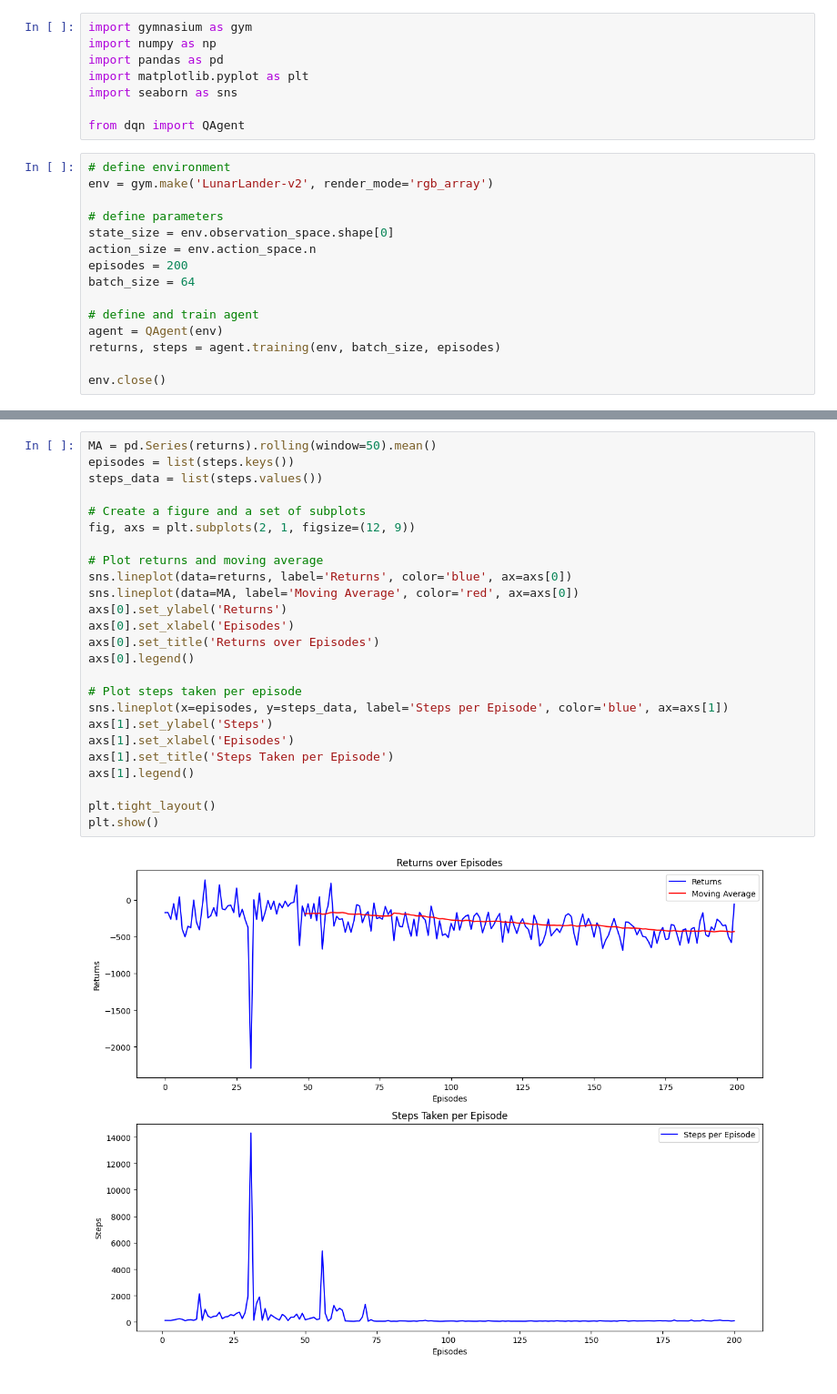
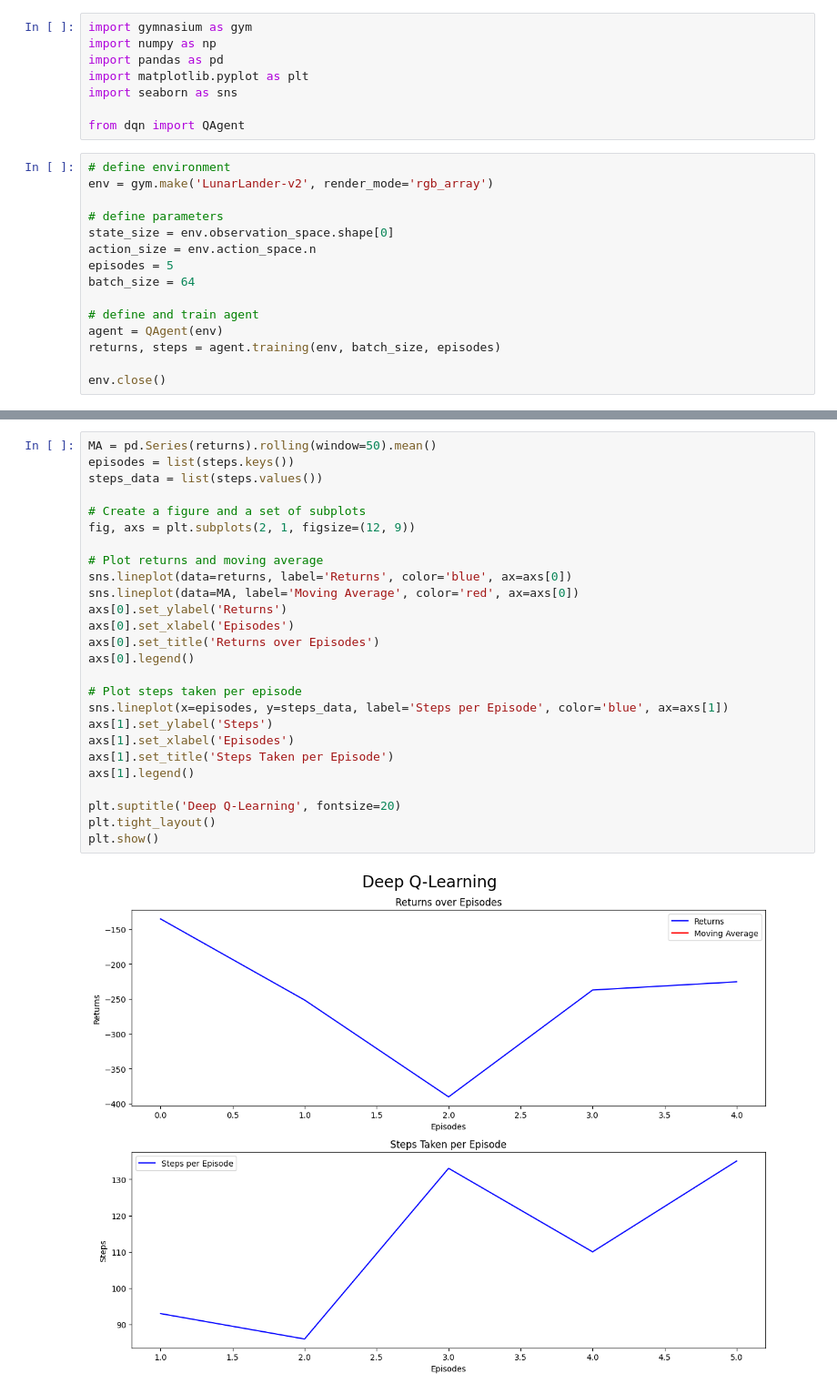
Before and after one commit to DavidAlexanderMoe/Lunar_Lander_DeepRL, a Jupyter notebook: Discrete/Deep_QLearning/training_DQN.ipynb, the cells around one changed output, grey strips where cells are left out. Shown at 91% size. Drawn from its saved outputs; the diff is of its cells as text.

```diff
--- a/Discrete/Deep_QLearning/training_DQN.ipynb
+++ b/Discrete/Deep_QLearning/training_DQN.ipynb
@@ -15,7 +15,7 @@ env = gym.make('LunarLander-v2', render_mode='rgb_array')
 # define parameters
 state_size = env.observation_space.shape[0]
 action_size = env.action_space.n
-episodes = 200
+episodes = 5
 batch_size = 64
 
 # define and train agent
@@ -35,27 +38,28 @@ Average return last 50 episodes: -431.1990219600019
 # %%
 MA = pd.Series(returns).rolling(window=50).mean()
 episodes = list(steps.keys())
 steps_data = list(steps.values())
 
 # Create a figure and a set of subplots
 fig, axs = plt.subplots(2, 1, figsize=(12, 9))
 
 # Plot returns and moving average
 sns.lineplot(data=returns, label='Returns', color='blue', ax=axs[0])
 sns.lineplot(data=MA, label='Moving Average', color='red', ax=axs[0])
 axs[0].set_ylabel('Returns')
 axs[0].set_xlabel('Episodes')
 axs[0].set_title('Returns over Episodes')
 axs[0].legend()
 
 # Plot steps taken per episode
 sns.lineplot(x=episodes, y=steps_data, label='Steps per Episode', color='blue', ax=axs[1])
 axs[1].set_ylabel('Steps')
 axs[1].set_xlabel('Episodes')
 axs[1].set_title('Steps Taken per Episode')
 axs[1].legend()
 
+plt.suptitle('Deep Q-Learning', fontsize=20)
 plt.tight_layout()
 plt.show()
 # %% [output]
-[figure, old version]
+[figure, new version]
```
Also changed, not shown: parts of 4 cells of this notebook, 7 other files.
